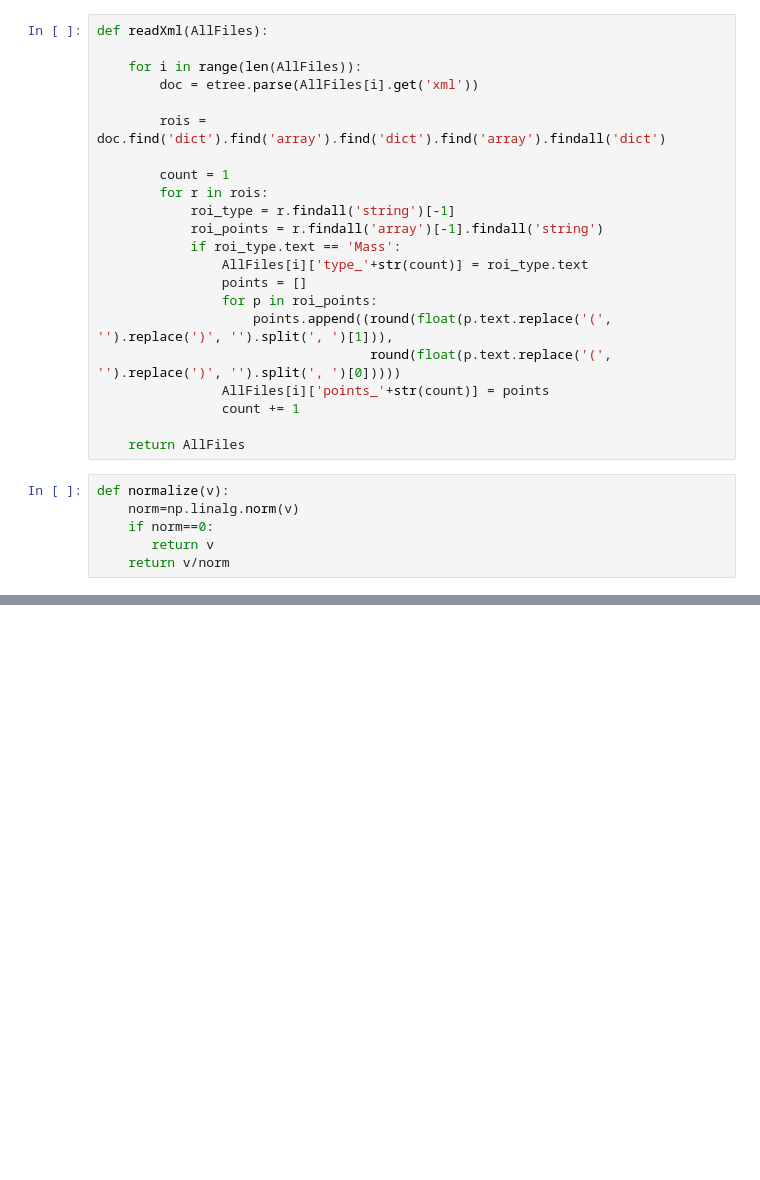
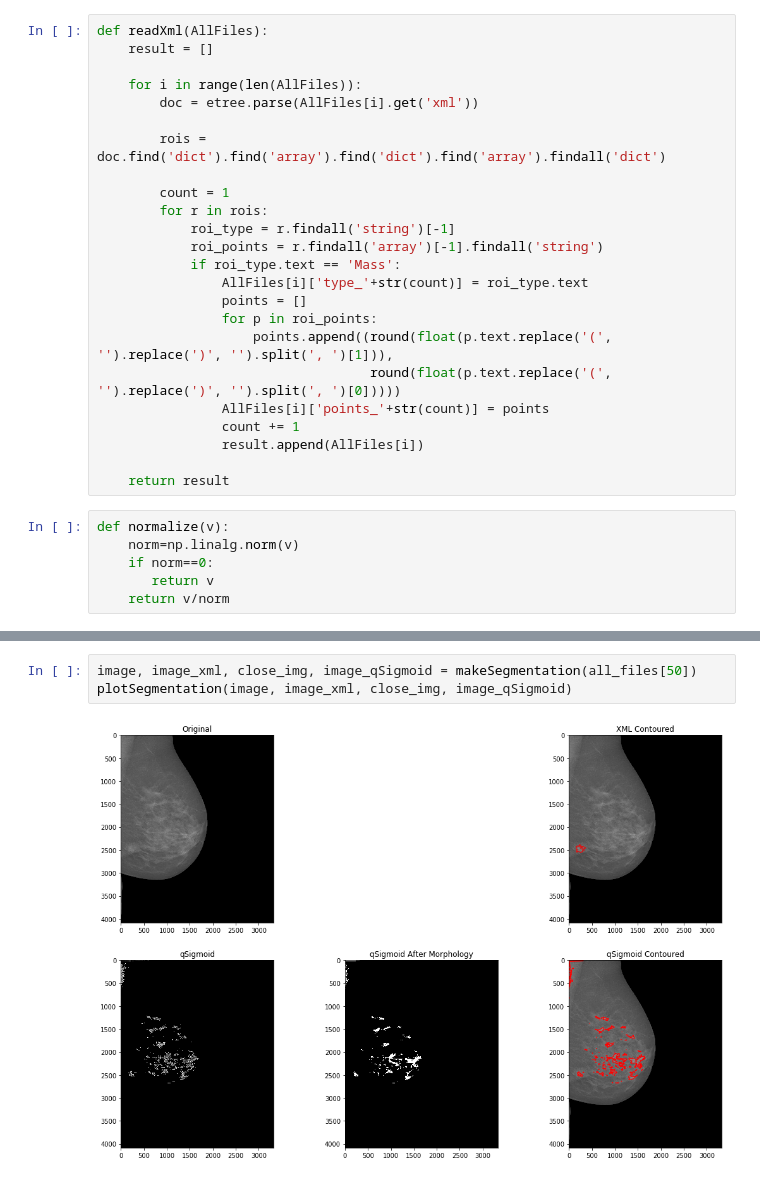
Before and after one commit to yan-duarte/qExperiments, a Jupyter notebook: qSigmoid_experiments.ipynb, the cells around one changed output, grey strips where cells are left out. Drawn from its saved outputs; the diff is of its cells as text; blank space fills up the shorter version.

```diff
--- a/qSigmoid_experiments.ipynb
+++ b/qSigmoid_experiments.ipynb
@@ -31,6 +31,7 @@ def loadDirectories(PathDicom="./images/", PathXml="./xml/"):
     return lstFile
 # %%
 def readXml(AllFiles):
+    result = []
 
     for i in range(len(AllFiles)):
         doc = etree.parse(AllFiles[i].get('xml'))
@@ -49,8 +50,9 @@ def readXml(AllFiles):
                                    round(float(p.text.replace('(', '').replace(')', '').split(', ')[0]))))
                 AllFiles[i]['points_'+str(count)] = points
                 count += 1
+                result.append(AllFiles[i])
 
-    return AllFiles
+    return result
 # %%
 def normalize(v):
     norm=np.linalg.norm(v)
@@ -136,0 +152,5 @@ plt.show()
+# %%
+image, image_xml, close_img, image_qSigmoid = makeSegmentation(all_files[50])
+plotSegmentation(image, image_xml, close_img, image_qSigmoid)
+# %% [output]
+[figure, added]
```
Also changed, not shown: parts of 9 cells of this notebook.
